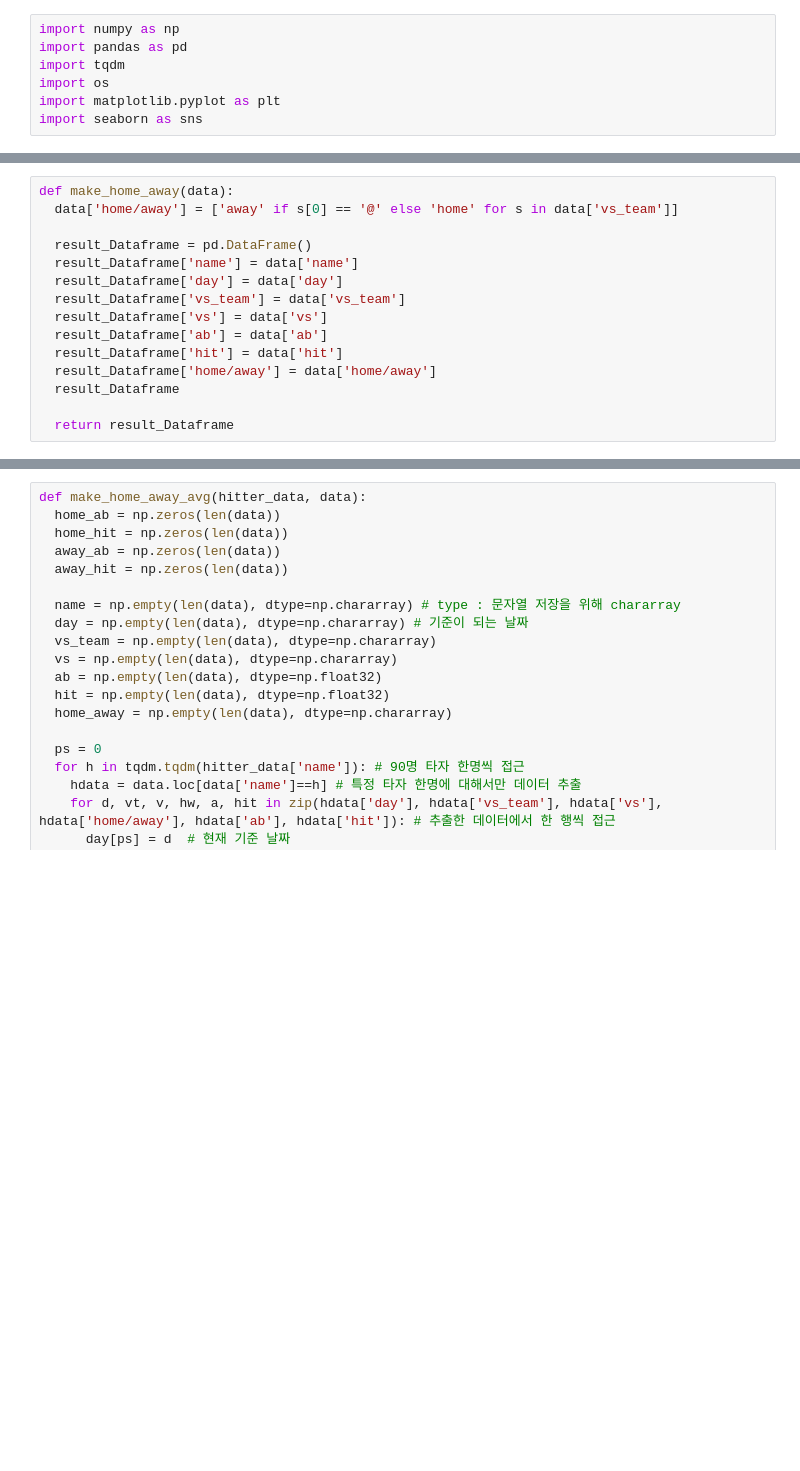
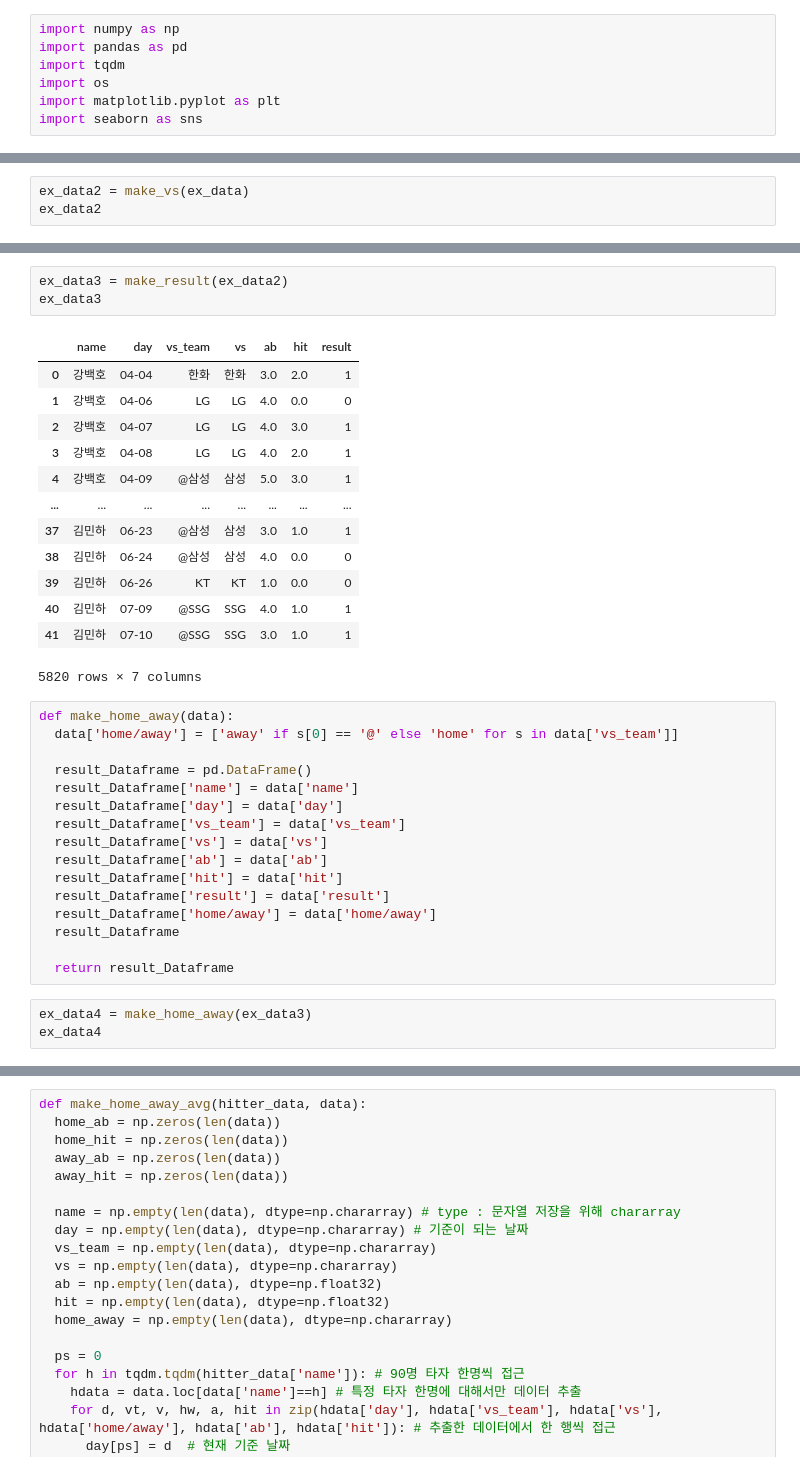
Before and after one commit to KimGriezmann/CAU_AI-SW_PE_Program, a Jupyter notebook: make_def.ipynb, the cells around one changed output, grey strips where cells are left out. Cells and saved outputs as stored; diff of their text form; blank space fills up the shorter version.

```diff
--- a/make_def.ipynb
+++ b/make_def.ipynb
@@ -259,3 +231,6 @@ def make_vs(data):
   result_Dataframe
 
   return result_Dataframe
+# %%
+ex_data2 = make_vs(ex_data)
+ex_data2
@@ -262,3 +266,20 @@ def make_vs(data):
+# %%
+ex_data3 = make_result(ex_data2)
+ex_data3
+# %% [output]
+|  | name | day | vs_team | vs | ab | hit | result |
+| 0 | 강백호 | 04-04 | 한화 | 한화 | 3.0 | 2.0 | 1 |
+| 1 | 강백호 | 04-06 | LG | LG | 4.0 | 0.0 | 0 |
+| 2 | 강백호 | 04-07 | LG | LG | 4.0 | 3.0 | 1 |
+| 3 | 강백호 | 04-08 | LG | LG | 4.0 | 2.0 | 1 |
+| 4 | 강백호 | 04-09 | @삼성 | 삼성 | 5.0 | 3.0 | 1 |
+| ... | ... | ... | ... | ... | ... | ... | ... |
+| 37 | 김민하 | 06-23 | @삼성 | 삼성 | 3.0 | 1.0 | 1 |
+| 38 | 김민하 | 06-24 | @삼성 | 삼성 | 4.0 | 0.0 | 0 |
+| 39 | 김민하 | 06-26 | KT | KT | 1.0 | 0.0 | 0 |
+| 40 | 김민하 | 07-09 | @SSG | SSG | 4.0 | 1.0 | 1 |
+| 41 | 김민하 | 07-10 | @SSG | SSG | 3.0 | 1.0 | 1 |
+5820 rows × 7 columns
 # %%
 def make_home_away(data):
   data['home/away'] = ['away' if s[0] == '@' else 'home' for s in data['vs_team']]
@@ -270,8 +291,12 @@ def make_home_away(data):
   result_Dataframe['vs'] = data['vs']
   result_Dataframe['ab'] = data['ab']
   result_Dataframe['hit'] = data['hit']
+  result_Dataframe['result'] = data['result']
   result_Dataframe['home/away'] = data['home/away']
   result_Dataframe
 
   return result_Dataframe
+# %%
+ex_data4 = make_home_away(ex_data3)
+ex_data4
 # %%
```
Also changed, not shown: parts of 14 cells of this notebook.
